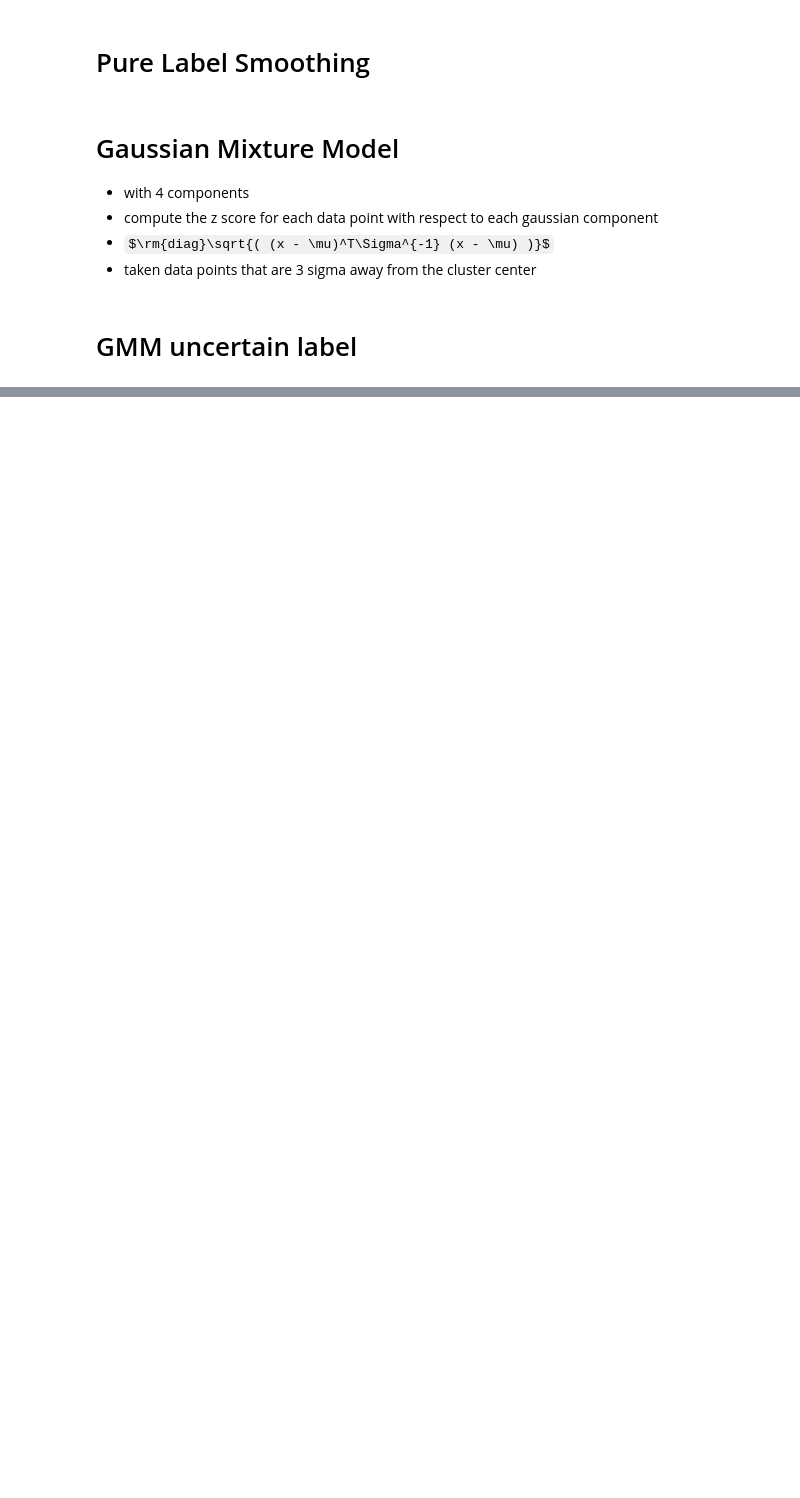
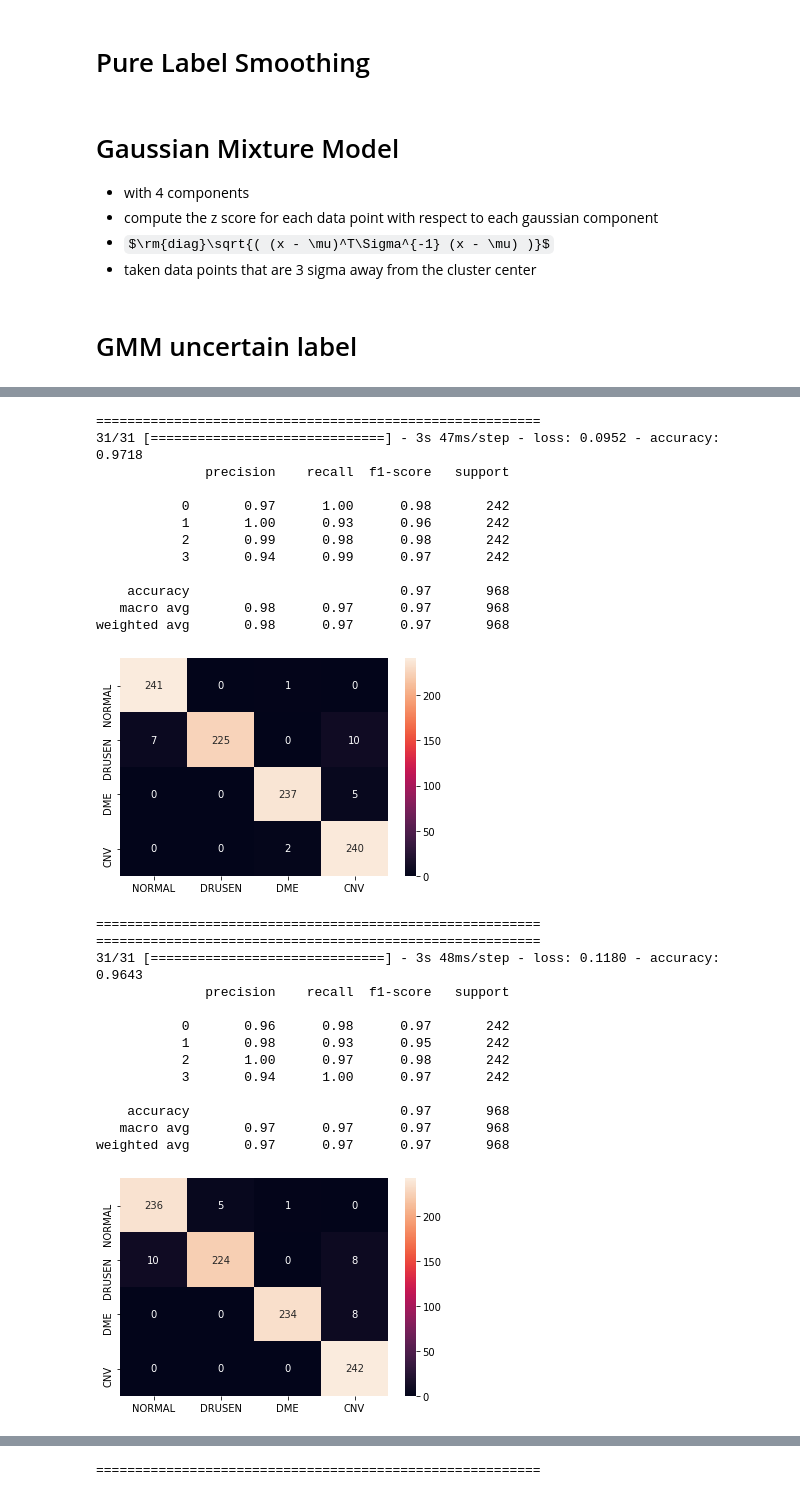
Before and after one commit to anoopsanka/retinal_oct, a Jupyter notebook: notebooks/OCT_MixtureModel_224_valsplit.ipynb, the cells around one changed output, grey strips where cells are left out. Drawn from its saved outputs; the diff is of its cells as text; code cells hidden in the pictures; some formulas as TeX source; blank space fills up the shorter version.

```diff
--- a/notebooks/OCT_MixtureModel_224_valsplit.ipynb
+++ b/notebooks/OCT_MixtureModel_224_valsplit.ipynb
@@ -752,8 +884,8 @@ for i in range(5):
                                                               all_train_labels,
                                                               sample_weight = True,
                                                               n_dimension = 8,
-                                                              min_proba = 0.3,
-                                                              max_proba = 0.7,
+                                                              min_proba = 0.,
+                                                              max_proba = 0.73,
                                                               ntimes = 20,
                                                               max_vote = 10,)
   model_gmm_pca.save_weights(f"/content/drive/MyDrive/fourthbrain-ai/simclr_modelweights/retry_{i}_model_gmm_proba_0.3-0.7.h5")
@@ -760,0 +895,9 @@ for i in range(5):
+# %%
+img_size = 224
+model = Pretrained_SimCLR_Model( resnet_depth=34 )
+input_shape_base   = (None, img_size, img_size, 3)
+input_shape_simclr = (None, img_size, img_size, 6)
+model.base_model.build(input_shape_base)
+model.build(input_shape_simclr)
+model.summary()
+model.load_weights(weight_file)
@@ -760,0 +922,60 @@ for i in range(5):
+# %%
+def load_model(weights):
+
+  input_layer   = tf.keras.Input((img_size, img_size,3))
+  resnet_output = model.layers[0](input_layer)
+  hidden        = tf.keras.layers.GlobalAveragePooling2D()(resnet_output)
+  output        = tf.keras.layers.Dense(4, activation='softmax')(hidden)
+
+  model_retrain = tf.keras.Model(input_layer, output)
+  model_retrain.compile(loss='categorical_crossentropy', metrics='accuracy')
+  model_retrain.load_weights(weights)
+
+  ypred, ytrue = [], []
+  for X, y in ds_test.map(resize_only).batch(32):
+    ypred.append(model_retrain.predict(X).argmax(-1))
+    ytrue.append(y.numpy().argmax(-1))
+
+  ytrue = np.hstack(ytrue)
+  ypred = np.hstack(ypred)
+
+  model_retrain.evaluate(ds_test.map(resize_only).batch(32))
+
+  return model_retrain, ypred, ytrue
+# %%
+weight_file_list = [f"/content/drive/MyDrive/fourthbrain-ai/simclr_modelweights/final_pcad8_{i}_model_gmm_proba_0.4-0.6.h5" for i in range(5)]
+# %%
+for f in weight_file_list:
+  print('=========================================================')
+  model_reload, ypred, ytrue = load_model(f)
+  print(classification_report(ytrue, ypred))
+  get_confusion_matrix(ytrue, ypred)
+  print('=========================================================')
+# %% [output]
+=========================================================
+31/31 [==============================] - 3s 47ms/step - loss: 0.0952 - accuracy: 0.9718
+              precision    recall  f1-score   support
+
+           0       0.97      1.00      0.98       242
+           1       1.00      0.93      0.96       242
+           2       0.99      0.98      0.98       242
+           3       0.94      0.99      0.97       242
+
+    accuracy                           0.97       968
+   macro avg       0.98      0.97      0.97       968
+weighted avg       0.98      0.97      0.97       968
+[figure, added]
+=========================================================
+=========================================================
+31/31 [==============================] - 3s 48ms/step - loss: 0.1180 - accuracy: 0.9643
+              precision    recall  f1-score   support
+
+           0       0.96      0.98      0.97       242
+           1       0.98      0.93      0.95       242
+           2       1.00      0.97      0.98       242
+           3       0.94      1.00      0.97       242
+
+    accuracy                           0.97       968
+   macro avg       0.97      0.97      0.97       968
+weighted avg       0.97      0.97      0.97       968
+[figure, added]
@@ -760,0 +1024 @@ for i in range(5):
+=========================================================
```
Also changed, not shown: parts of 25 cells of this notebook.
